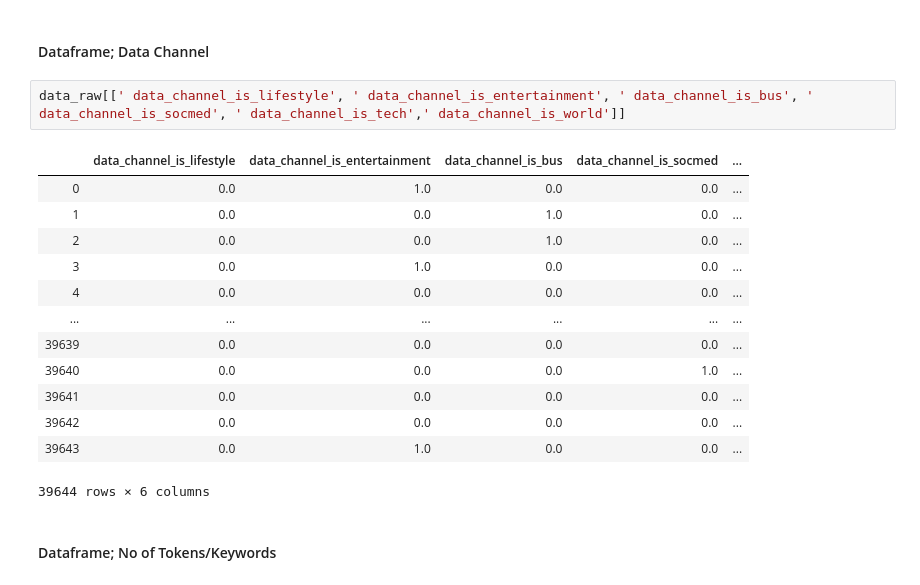
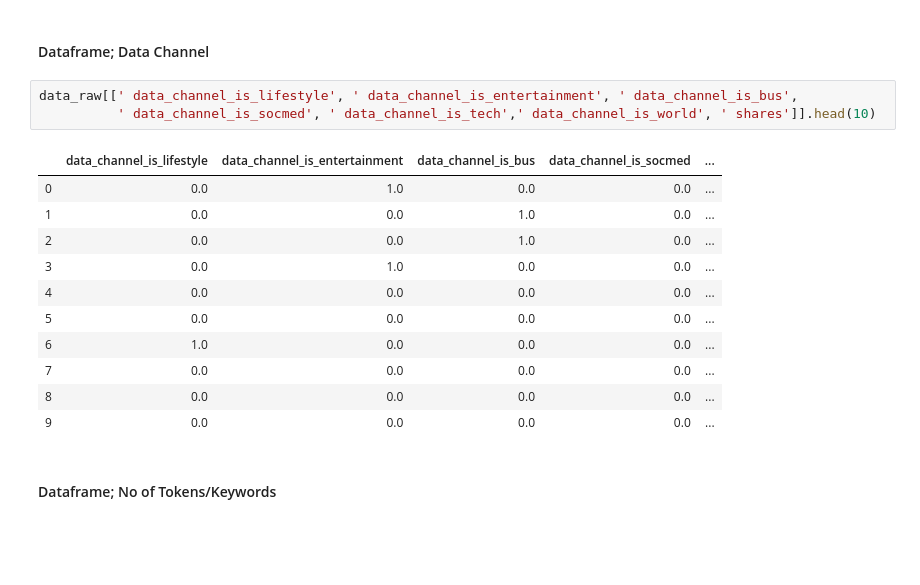
Before and after one commit to akshaynayanravi/news_popularity_online, a Jupyter notebook: news_popularity_online_prediction.ipynb, the cells around one changed output. Cells and saved outputs as stored; diff of their text form; blank space fills up the shorter version.

```diff
--- a/news_popularity_online_prediction.ipynb
+++ b/news_popularity_online_prediction.ipynb
@@ -186,21 +191,20 @@ data_raw.describe(include='all')
 # %% [markdown]
 #### Dataframe; Data Channel
 # %%
-data_raw[[' data_channel_is_lifestyle', ' data_channel_is_entertainment', ' data_channel_is_bus', ' data_channel_is_socmed', ' data_channel_is_tech',' data_channel_is_world']]
+data_raw[[' data_channel_is_lifestyle', ' data_channel_is_entertainment', ' data_channel_is_bus',
+          ' data_channel_is_socmed', ' data_channel_is_tech',' data_channel_is_world', ' shares']].head(10)
 # %% [output]
 |  | data_channel_is_lifestyle | data_channel_is_entertainment | data_channel_is_bus | data_channel_is_socmed | ... |
 | 0 | 0.0 | 1.0 | 0.0 | 0.0 | ... |
 | 1 | 0.0 | 0.0 | 1.0 | 0.0 | ... |
 | 2 | 0.0 | 0.0 | 1.0 | 0.0 | ... |
 | 3 | 0.0 | 1.0 | 0.0 | 0.0 | ... |
 | 4 | 0.0 | 0.0 | 0.0 | 0.0 | ... |
-| ... | ... | ... | ... | ... | ... |
-| 39639 | 0.0 | 0.0 | 0.0 | 0.0 | ... |
-| 39640 | 0.0 | 0.0 | 0.0 | 1.0 | ... |
-| 39641 | 0.0 | 0.0 | 0.0 | 0.0 | ... |
-| 39642 | 0.0 | 0.0 | 0.0 | 0.0 | ... |
-| 39643 | 0.0 | 1.0 | 0.0 | 0.0 | ... |
+| 5 | 0.0 | 0.0 | 0.0 | 0.0 | ... |
+| 6 | 1.0 | 0.0 | 0.0 | 0.0 | ... |
+| 7 | 0.0 | 0.0 | 0.0 | 0.0 | ... |
+| 8 | 0.0 | 0.0 | 0.0 | 0.0 | ... |
+| 9 | 0.0 | 0.0 | 0.0 | 0.0 | ... |
-39644 rows × 6 columns
 # %% [markdown]
 #### Dataframe; No of Tokens/Keywords
 # %%
```
Also changed, not shown: parts of 12 cells of this notebook.
